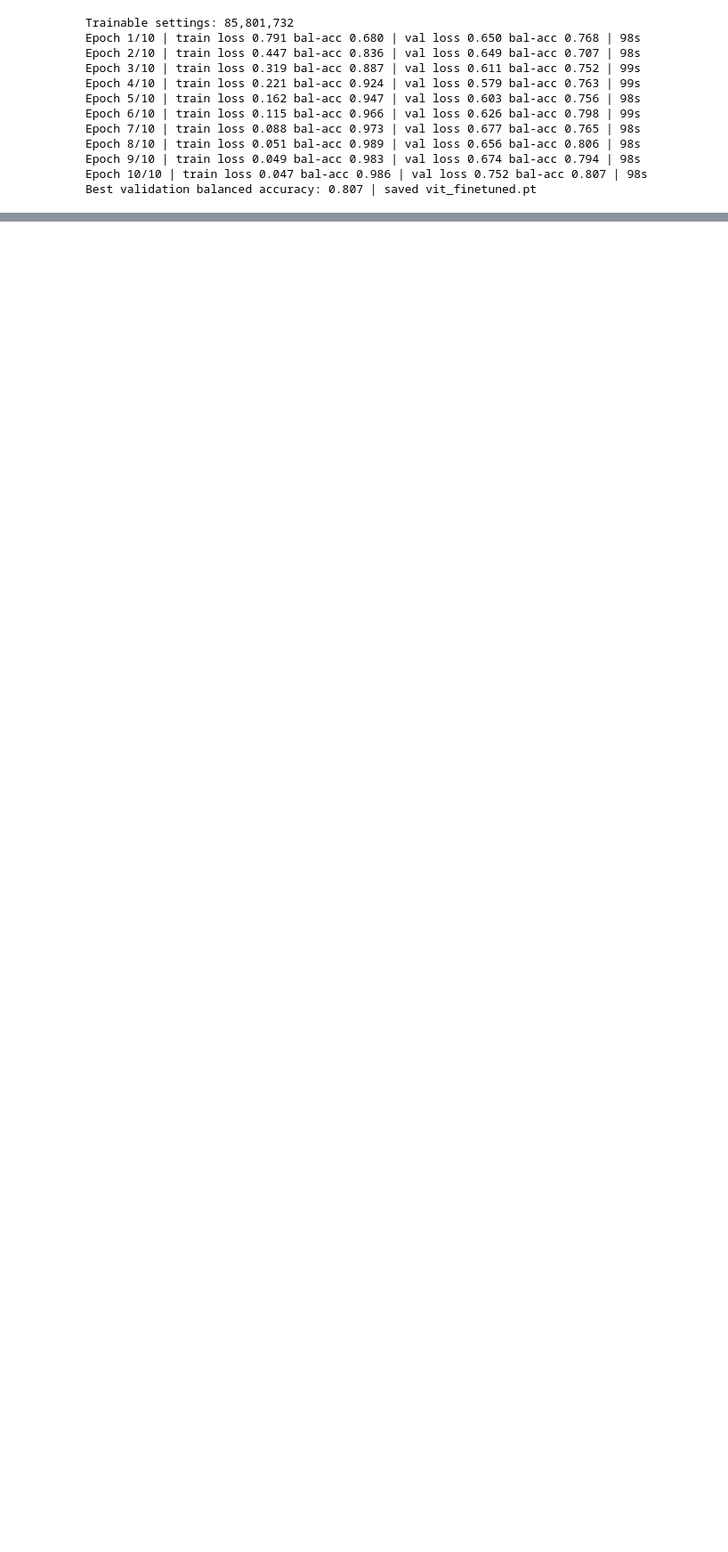
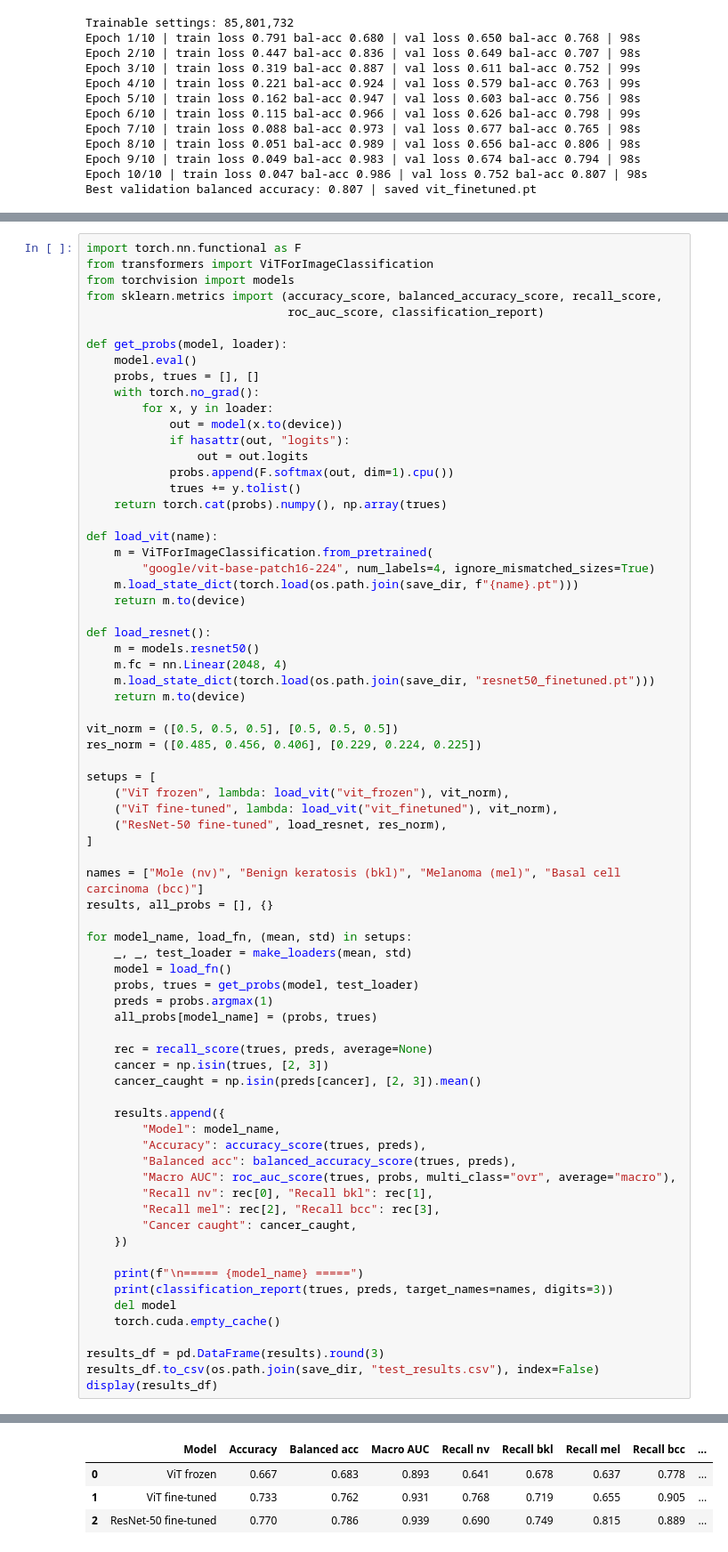
Before and after one commit to Lornatt88/maai901-vision-project, a Jupyter notebook: notebooks/02_training.ipynb, the cells around one changed output, grey strips where cells are left out. Shown at 89% size. Drawn from its saved outputs; the diff is of its cells as text; blank space fills up the shorter version.

```diff
--- a/notebooks/02_training.ipynb
+++ b/notebooks/02_training.ipynb
@@ -229,0 +277,73 @@ Best validation balanced accuracy: 0.807 | saved vit_finetuned.pt
+# %%
+import torch.nn.functional as F
+from transformers import ViTForImageClassification
+from torchvision import models
+from sklearn.metrics import (accuracy_score, balanced_accuracy_score, recall_score,
+                             roc_auc_score, classification_report)
+
+def get_probs(model, loader):
+    model.eval()
+    probs, trues = [], []
+    with torch.no_grad():
+        for x, y in loader:
+            out = model(x.to(device))
+            if hasattr(out, "logits"):
+                out = out.logits
+            probs.append(F.softmax(out, dim=1).cpu())
+            trues += y.tolist()
+    return torch.cat(probs).numpy(), np.array(trues)
+
+def load_vit(name):
+    m = ViTForImageClassification.from_pretrained(
+        "google/vit-base-patch16-224", num_labels=4, ignore_mismatched_sizes=True)
+    m.load_state_dict(torch.load(os.path.join(save_dir, f"{name}.pt")))
+    return m.to(device)
+
+def load_resnet():
+    m = models.resnet50()
+    m.fc = nn.Linear(2048, 4)
+    m.load_state_dict(torch.load(os.path.join(save_dir, "resnet50_finetuned.pt")))
+    return m.to(device)
+
+vit_norm = ([0.5, 0.5, 0.5], [0.5, 0.5, 0.5])
+res_norm = ([0.485, 0.456, 0.406], [0.229, 0.224, 0.225])
+
+setups = [
+    ("ViT frozen", lambda: load_vit("vit_frozen"), vit_norm),
+    ("ViT fine-tuned", lambda: load_vit("vit_finetuned"), vit_norm),
+    ("ResNet-50 fine-tuned", load_resnet, res_norm),
+]
+
+names = ["Mole (nv)", "Benign keratosis (bkl)", "Melanoma (mel)", "Basal cell carcinoma (bcc)"]
+results, all_probs = [], {}
+
+for model_name, load_fn, (mean, std) in setups:
+    _, _, test_loader = make_loaders(mean, std)
+    model = load_fn()
+    probs, trues = get_probs(model, test_loader)
+    preds = probs.argmax(1)
+    all_probs[model_name] = (probs, trues)
+
+    rec = recall_score(trues, preds, average=None)
+    cancer = np.isin(trues, [2, 3])
+    cancer_caught = np.isin(preds[cancer], [2, 3]).mean()
+
+    results.append({
+        "Model": model_name,
+        "Accuracy": accuracy_score(trues, preds),
+        "Balanced acc": balanced_accuracy_score(trues, preds),
+        "Macro AUC": roc_auc_score(trues, probs, multi_class="ovr", average="macro"),
+        "Recall nv": rec[0], "Recall bkl": rec[1],
+        "Recall mel": rec[2], "Recall bcc": rec[3],
+        "Cancer caught": cancer_caught,
+    })
+
+    print(f"\n===== {model_name} =====")
+    print(classification_report(trues, preds, target_names=names, digits=3))
+    del model
+    torch.cuda.empty_cache()
+
+results_df = pd.DataFrame(results).round(3)
+results_df.to_csv(os.path.join(save_dir, "test_results.csv"), index=False)
+display(results_df)
+# %% [output]
@@ -229,0 +399,4 @@ Best validation balanced accuracy: 0.807 | saved vit_finetuned.pt
+|  | Model | Accuracy | Balanced acc | Macro AUC | Recall nv | Recall bkl | Recall mel | Recall bcc | ... |
+| 0 | ViT frozen | 0.667 | 0.683 | 0.893 | 0.641 | 0.678 | 0.637 | 0.778 | ... |
+| 1 | ViT fine-tuned | 0.733 | 0.762 | 0.931 | 0.768 | 0.719 | 0.655 | 0.905 | ... |
+| 2 | ResNet-50 fine-tuned | 0.770 | 0.786 | 0.939 | 0.690 | 0.749 | 0.815 | 0.889 | ... |
```
Also changed, not shown: parts of 7 cells of this notebook.
